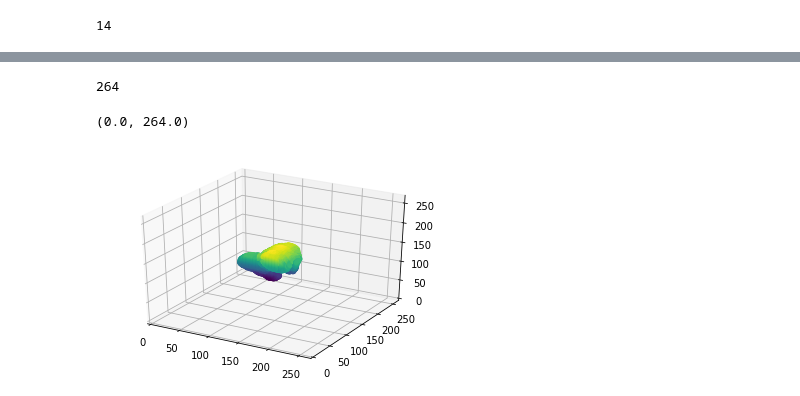
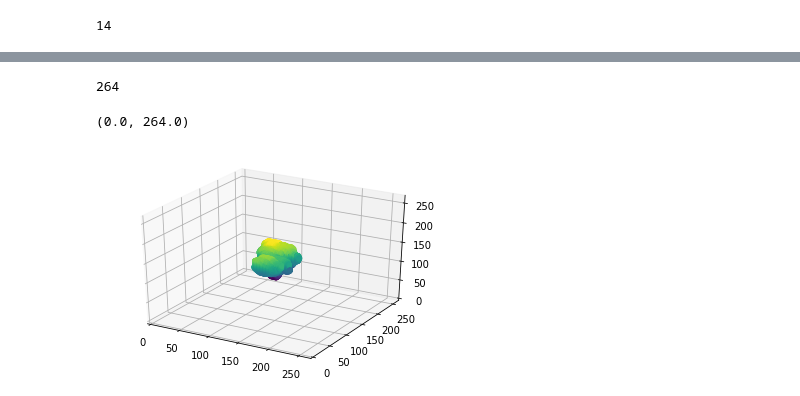
Before and after one commit to rfarwell/MPhys, a Jupyter notebook: CNN4.ipynb, the cells around one changed output, grey strips where cells are left out. Saved outputs shown, nothing was run; the diff lists cells and outputs as text; code cells hidden in the pictures.

```diff
--- a/CNN4.ipynb
+++ b/CNN4.ipynb
@@ -329,6 +329,6 @@ tensor(1.0000) tensor(1.)
 # %%
 train_dataloader = DataLoader(training_data, batch_size = 4, shuffle = True)
-test_dataloader = DataLoader(test_data, batch_size = 4, shuffle = True)
+test_dataloader = DataLoader(test_data, batch_size = 4, shuffle = False)
 validation_dataloader = DataLoader(validation_data, batch_size = 4, shuffle = True)
 
 print(len(train_dataloader))
@@ -623,18 +659,18 @@ plt.show()
 # %%
-data = next(iter(train_dataloader))
+data = next(iter(test_dataloader))
 # print(data[0][0].numpy())
 array = data[0][0].numpy()
 fig = plt.figure()
 ax = fig.add_subplot(111, projection='3d')
 
 x,y,z = np.where(array > array[0][0][0])
 ax.scatter(x, y, z, c=z, alpha=1)
 print(len(array))
 
 ax.set_xlim(0,len(array))
 ax.set_ylim(0,len(array))
 ax.set_zlim(0,len(array))
 # %% [output]
 264
 (0.0, 264.0)
-[figure, old version]
+[figure, new version]
```
Also changed, not shown: parts of 10 cells of this notebook.
